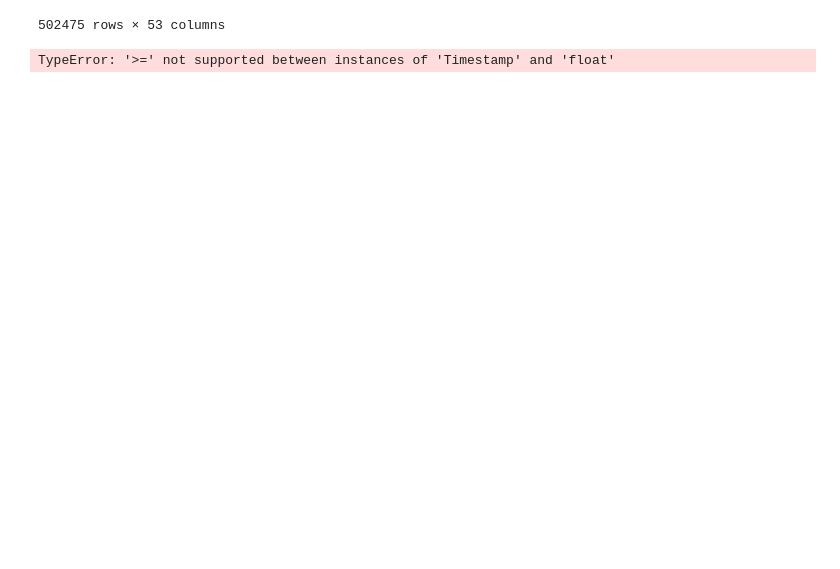
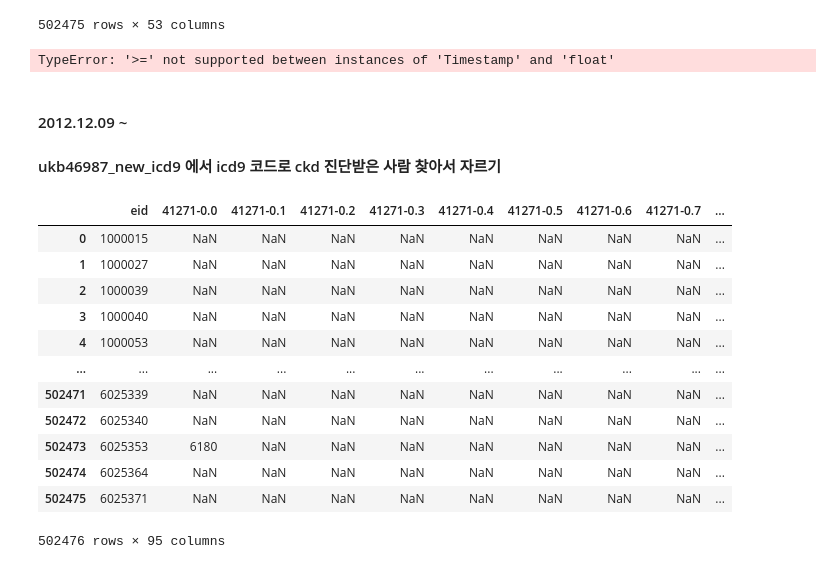
Before and after one commit to ZIO-KIM/SNUlab, a Jupyter notebook: UKBiobank_preprocess.ipynb, the cells around one changed output. Cells and saved outputs as stored; diff of their text form; code cells hidden in the pictures; blank space fills up the shorter version.

```diff
--- a/UKBiobank_preprocess.ipynb
+++ b/UKBiobank_preprocess.ipynb
@@ -484,3 +537,23 @@ ary
 ary
 # %%
 df['30502-0.0']
+# %% [markdown]
+#### 2012.12.09 ~
+#### ukb46987_new_icd9 에서 icd9 코드로 ckd 진단받은 사람 찾아서 자르기
+# %%
+ukb46987_icd9 = pd.read_sas('SAS\\ukb46987_new_icd9.sas7bdat', format = 'sas7bdat', encoding = 'cp1252')
+ukb46987_icd9
+# %% [output]
+|  | eid | 41271-0.0 | 41271-0.1 | 41271-0.2 | 41271-0.3 | 41271-0.4 | 41271-0.5 | 41271-0.6 | 41271-0.7 | ... |
+| 0 | 1000015 | NaN | NaN | NaN | NaN | NaN | NaN | NaN | NaN | ... |
+| 1 | 1000027 | NaN | NaN | NaN | NaN | NaN | NaN | NaN | NaN | ... |
+| 2 | 1000039 | NaN | NaN | NaN | NaN | NaN | NaN | NaN | NaN | ... |
+| 3 | 1000040 | NaN | NaN | NaN | NaN | NaN | NaN | NaN | NaN | ... |
+| 4 | 1000053 | NaN | NaN | NaN | NaN | NaN | NaN | NaN | NaN | ... |
+| ... | ... | ... | ... | ... | ... | ... | ... | ... | ... | ... |
+| 502471 | 6025339 | NaN | NaN | NaN | NaN | NaN | NaN | NaN | NaN | ... |
+| 502472 | 6025340 | NaN | NaN | NaN | NaN | NaN | NaN | NaN | NaN | ... |
+| 502473 | 6025353 | 6180 | NaN | NaN | NaN | NaN | NaN | NaN | NaN | ... |
+| 502474 | 6025364 | NaN | NaN | NaN | NaN | NaN | NaN | NaN | NaN | ... |
+| 502475 | 6025371 | NaN | NaN | NaN | NaN | NaN | NaN | NaN | NaN | ... |
+502476 rows × 95 columns
```
Also changed, not shown: parts of 25 cells of this notebook.
